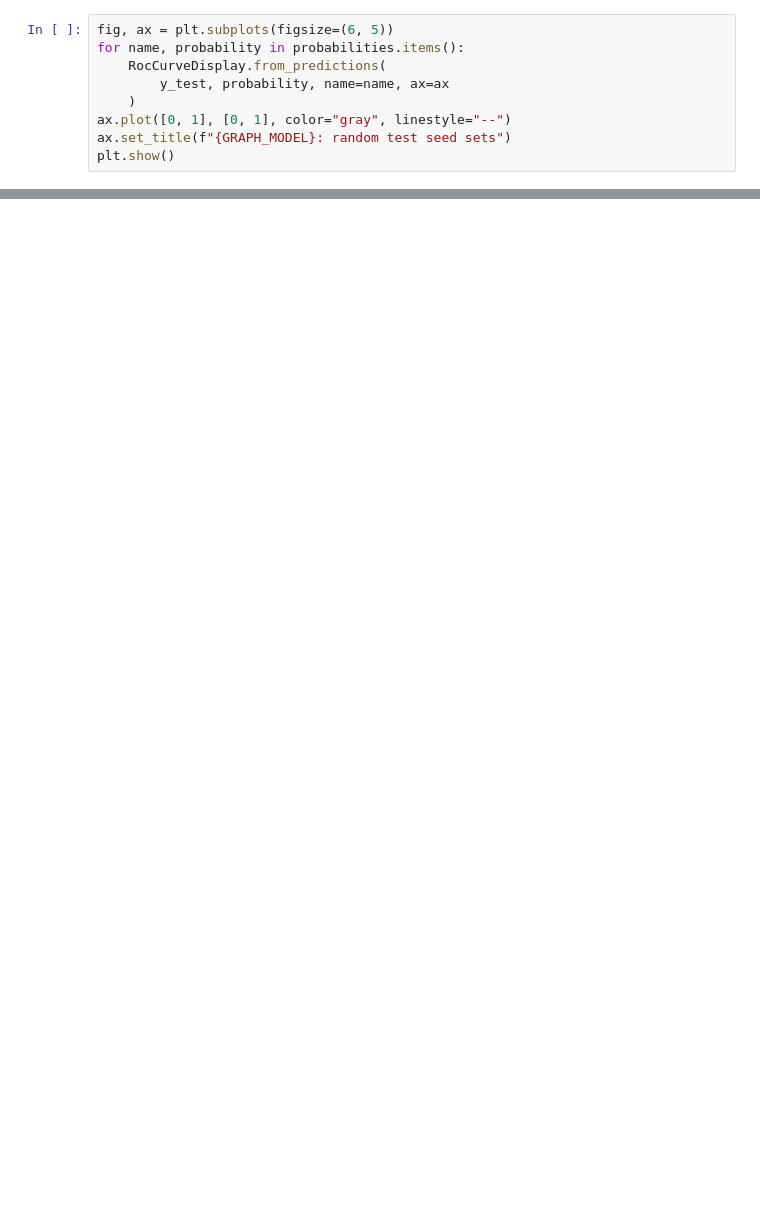
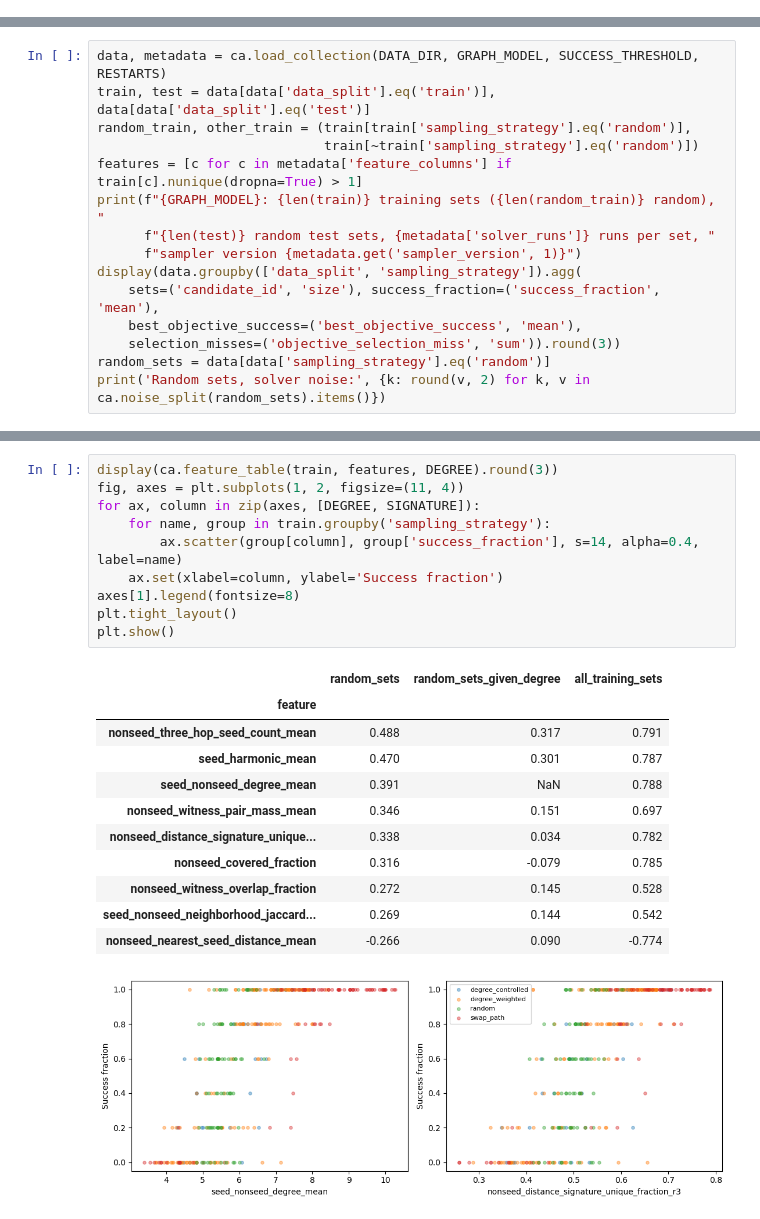
Before and after one commit to langsong/Seeded-Graph-Matching, a Jupyter notebook: fixed_pair_seed_set_classification/seed_set_classification.ipynb, the cells around one changed output, grey strips where cells are left out. Saved outputs shown, nothing was run; the diff lists cells and outputs as text; blank space fills up the shorter version.

```diff
--- a/fixed_pair_seed_set_classification/seed_set_classification.ipynb
+++ b/fixed_pair_seed_set_classification/seed_set_classification.ipynb
@@ -318,9 +0,0 @@ display(metrics.round(4))
-# %%
-fig, ax = plt.subplots(figsize=(6, 5))
-for name, probability in probabilities.items():
-    RocCurveDisplay.from_predictions(
-        y_test, probability, name=name, ax=ax
-    )
-ax.plot([0, 1], [0, 1], color="gray", linestyle="--")
-ax.set_title(f"{GRAPH_MODEL}: random test seed sets")
-plt.show()
@@ -440,0 +35,15 @@ A result on one fixed pair is evidence about that particular matching problem. R
+# %%
+data, metadata = ca.load_collection(DATA_DIR, GRAPH_MODEL, SUCCESS_THRESHOLD, RESTARTS)
+train, test = data[data['data_split'].eq('train')], data[data['data_split'].eq('test')]
+random_train, other_train = (train[train['sampling_strategy'].eq('random')],
+                             train[~train['sampling_strategy'].eq('random')])
+features = [c for c in metadata['feature_columns'] if train[c].nunique(dropna=True) > 1]
+print(f"{GRAPH_MODEL}: {len(train)} training sets ({len(random_train)} random), "
+      f"{len(test)} random test sets, {metadata['solver_runs']} runs per set, "
+      f"sampler version {metadata.get('sampler_version', 1)}")
+display(data.groupby(['data_split', 'sampling_strategy']).agg(
+    sets=('candidate_id', 'size'), success_fraction=('success_fraction', 'mean'),
+    best_objective_success=('best_objective_success', 'mean'),
+    selection_misses=('objective_selection_miss', 'sum')).round(3))
+random_sets = data[data['sampling_strategy'].eq('random')]
+print('Random sets, solver noise:', {k: round(v, 2) for k, v in ca.noise_split(random_sets).items()})
@@ -440,0 +64,23 @@ A result on one fixed pair is evidence about that particular matching problem. R
+# %%
+display(ca.feature_table(train, features, DEGREE).round(3))
+fig, axes = plt.subplots(1, 2, figsize=(11, 4))
+for ax, column in zip(axes, [DEGREE, SIGNATURE]):
+    for name, group in train.groupby('sampling_strategy'):
+        ax.scatter(group[column], group['success_fraction'], s=14, alpha=0.4, label=name)
+    ax.set(xlabel=column, ylabel='Success fraction')
+axes[1].legend(fontsize=8)
+plt.tight_layout()
+plt.show()
+# %% [output]
+|  | random_sets | random_sets_given_degree | all_training_sets |
+| feature |  |  |  |
+| nonseed_three_hop_seed_count_mean | 0.488 | 0.317 | 0.791 |
+| seed_harmonic_mean | 0.470 | 0.301 | 0.787 |
+| seed_nonseed_degree_mean | 0.391 | NaN | 0.788 |
+| nonseed_witness_pair_mass_mean | 0.346 | 0.151 | 0.697 |
+| nonseed_distance_signature_unique... | 0.338 | 0.034 | 0.782 |
+| nonseed_covered_fraction | 0.316 | -0.079 | 0.785 |
+| nonseed_witness_overlap_fraction | 0.272 | 0.145 | 0.528 |
+| seed_nonseed_neighborhood_jaccard... | 0.269 | 0.144 | 0.542 |
+| nonseed_nearest_seed_distance_mean | -0.266 | 0.090 | -0.774 |
+[figure, added]
```
Also changed, not shown: parts of 27 cells of this notebook, 51 other files.
